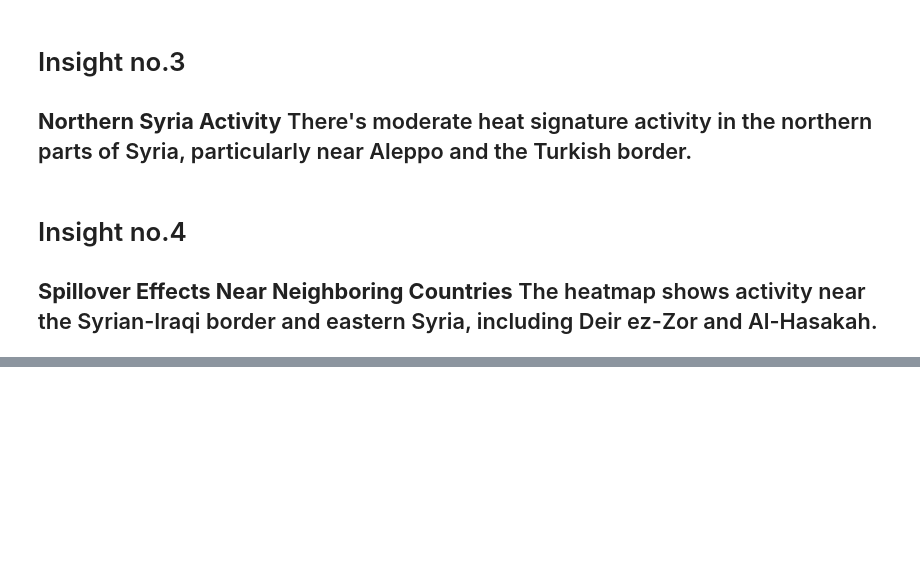
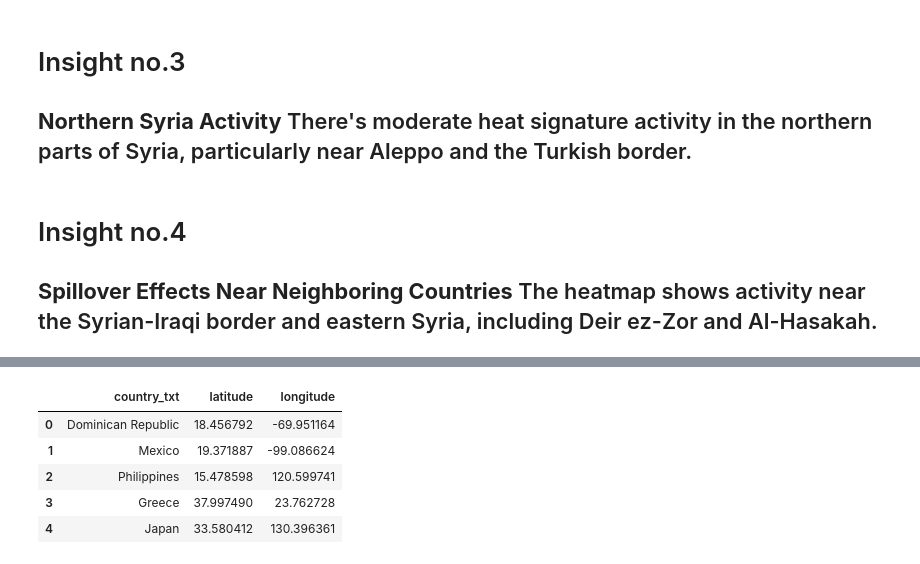
Before and after one commit to luiz-ctrl/ITD_activity, a Jupyter notebook: activity6.ipynb, the cells around one changed output, grey strips where cells are left out. Drawn from its saved outputs; the diff is of its cells as text; code cells hidden in the pictures; blank space fills up the shorter version.

```diff
--- a/activity6.ipynb
+++ b/activity6.ipynb
@@ -199,0 +222,12 @@ my_map
+# %%
+import pandas as pd
+df = pd.read_csv('Global_terrorist.csv', encoding='ISO-8859-1', low_memory=False)
+
+df[['country_txt', 'latitude', 'longitude']].head()
+# %% [output]
+|  | country_txt | latitude | longitude |
+| 0 | Dominican Republic | 18.456792 | -69.951164 |
+| 1 | Mexico | 19.371887 | -99.086624 |
+| 2 | Philippines | 15.478598 | 120.599741 |
+| 3 | Greece | 37.997490 | 23.762728 |
+| 4 | Japan | 33.580412 | 130.396361 |
```
Also changed, not shown: parts of 44 cells of this notebook.
